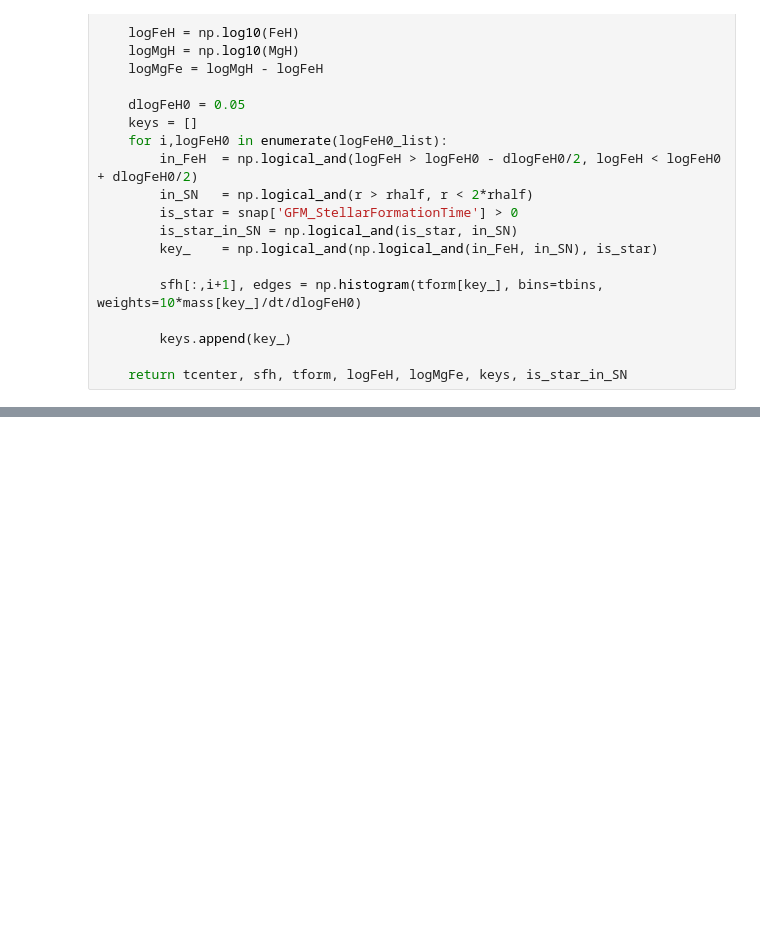
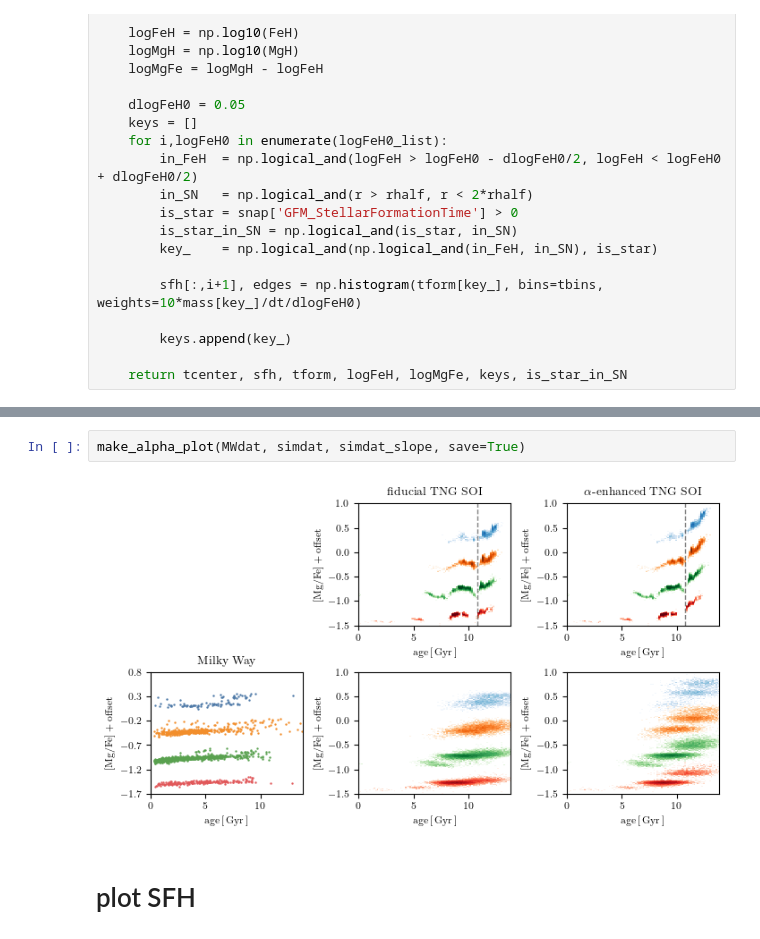
Before and after one commit to gusbeane/Mgdec, a Jupyter notebook: plots/fig1/fig1.ipynb, the cells around one changed output, grey strips where cells are left out. Saved outputs shown, nothing was run; the diff lists cells and outputs as text; blank space fills up the shorter version.

```diff
--- a/plots/fig1/fig1.ipynb
+++ b/plots/fig1/fig1.ipynb
@@ -334,0 +600,6 @@ for ID in ID_list:
+# %%
+make_alpha_plot(MWdat, simdat, simdat_slope, save=True)
+# %% [output]
+[figure, added]
+# %% [markdown]
+# plot SFH
```
Also changed, not shown: parts of 16 cells of this notebook, 5 other files.
